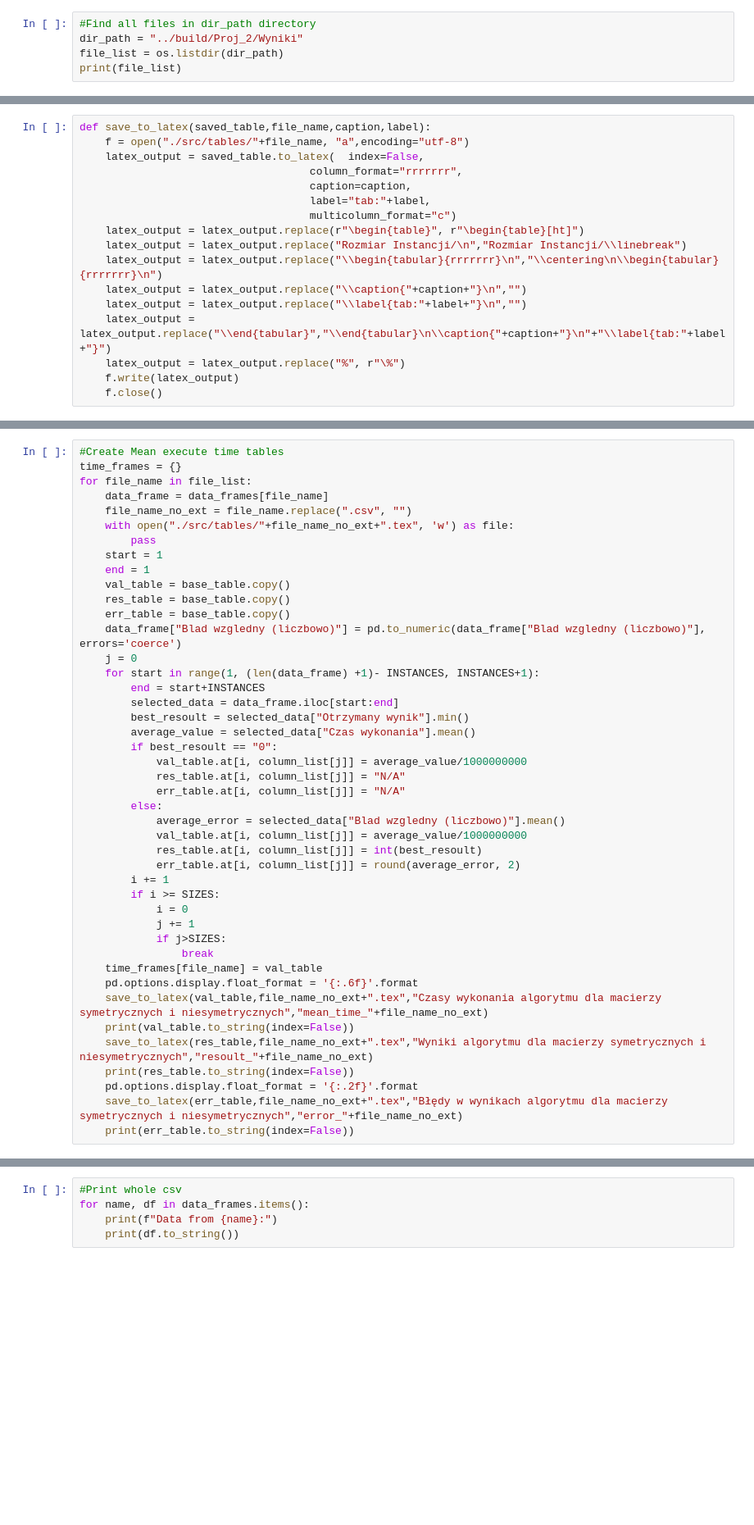
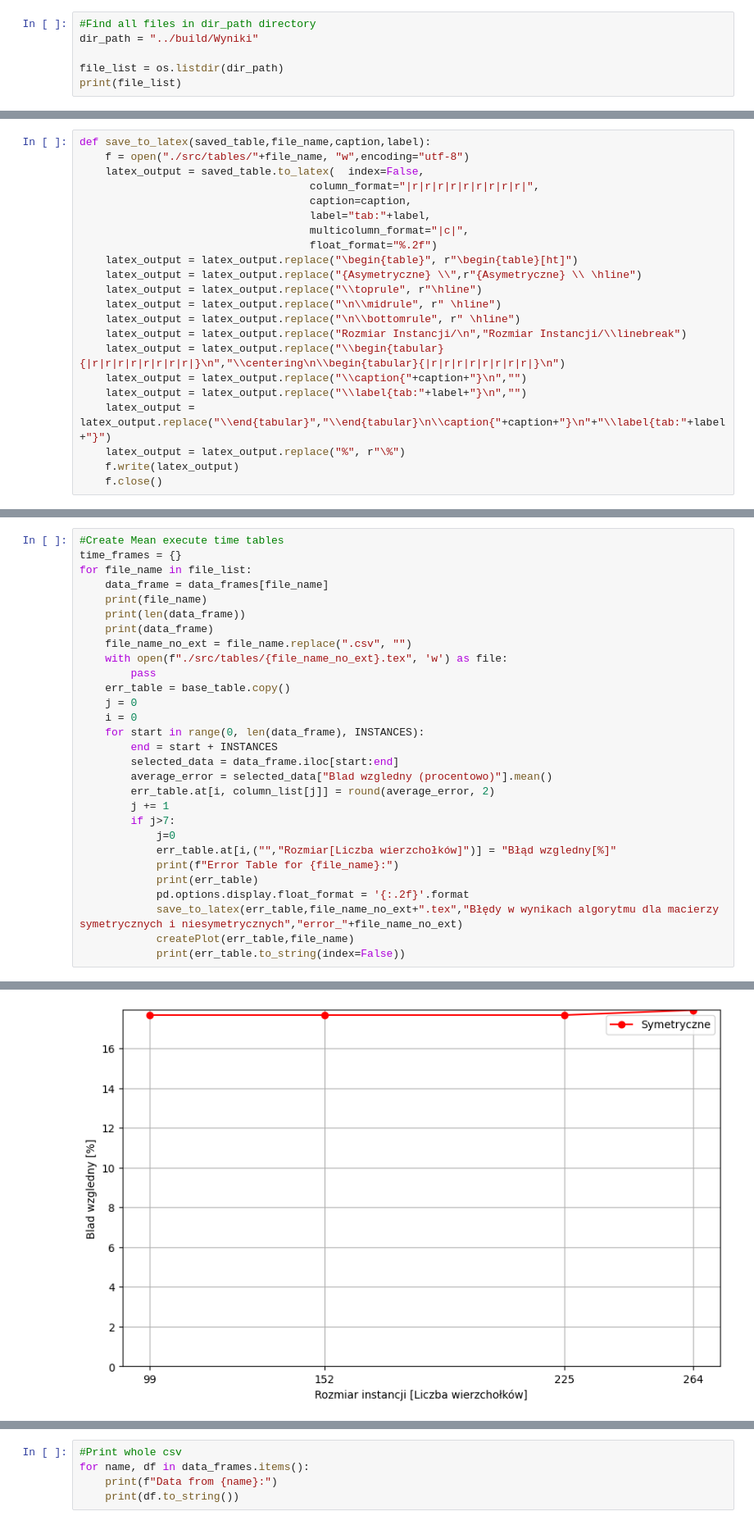
Before and after one commit to krysx7003/PEA, a Jupyter notebook: Proj_2/Proj_2.ipynb, the cells around one changed output, grey strips where cells are left out. Shown at 82% size. Drawn from its saved outputs; the diff is of its cells as text; blank space fills up the shorter version.

```diff
--- a/Proj_2/Proj_2.ipynb
+++ b/Proj_2/Proj_2.ipynb
@@ -20,6 +25,7 @@ class Density(Enum):
 # %%
 #Find all files in dir_path directory
-dir_path = "../build/Proj_2/Wyniki"
+dir_path = "../build/Wyniki"
+
 file_list = os.listdir(dir_path)
 print(file_list)
 # %% [output]
@@ -65,14 +101,19 @@ column_list = [
 # %%
 def save_to_latex(saved_table,file_name,caption,label):
-    f = open("./src/tables/"+file_name, "a",encoding="utf-8")
+    f = open("./src/tables/"+file_name, "w",encoding="utf-8")
     latex_output = saved_table.to_latex(  index=False,
-                                    column_format="rrrrrrr",
+                                    column_format="|r|r|r|r|r|r|r|r|r|",
                                     caption=caption,
                                     label="tab:"+label,
-                                    multicolumn_format="c")
-    latex_output = latex_output.replace(r"\begin{table}", r"\begin{table}[ht]")
+                                    multicolumn_format="|c|",
+                                    float_format="%.2f")
+    latex_output = latex_output.replace("\begin{table}", r"\begin{table}[ht]")
+    latex_output = latex_output.replace("{Asymetryczne} \\",r"{Asymetryczne} \\ \hline")
+    latex_output = latex_output.replace("\\toprule", r"\hline")
+    latex_output = latex_output.replace("\n\\midrule", r" \hline")
+    latex_output = latex_output.replace("\n\\bottomrule", r" \hline")
     latex_output = latex_output.replace("Rozmiar Instancji/\n","Rozmiar Instancji/\\linebreak")
-    latex_output = latex_output.replace("\\begin{tabular}{rrrrrrr}\n","\\centering\n\\begin{tabular}{rrrrrrr}\n")
+    latex_output = latex_output.replace("\\begin{tabular}{|r|r|r|r|r|r|r|r|}\n","\\centering\n\\begin{tabular}{|r|r|r|r|r|r|r|r|}\n")
     latex_output = latex_output.replace("\\caption{"+caption+"}\n","")
     latex_output = latex_output.replace("\\label{tab:"+label+"}\n","")
     latex_output = latex_output.replace("\\end{tabular}","\\end{tabular}\n\\caption{"+caption+"}\n"+"\\label{tab:"+label+"}")
@@ -84,43 +155,28 @@ def save_to_latex(saved_table,file_name,caption,label):
 time_frames = {}
 for file_name in file_list:
     data_frame = data_frames[file_name]
+    print(file_name)
+    print(len(data_frame))
+    print(data_frame)
     file_name_no_ext = file_name.replace(".csv", "")
-    with open("./src/tables/"+file_name_no_ext+".tex", 'w') as file:
+    with open(f"./src/tables/{file_name_no_ext}.tex", 'w') as file:
         pass
-    start = 1
-    end = 1
-    val_table = base_table.copy()
-    res_table = base_table.copy()
     err_table = base_table.copy()
-    data_frame["Blad wzgledny (liczbowo)"] = pd.to_numeric(data_frame["Blad wzgledny (liczbowo)"], errors='coerce')
     j = 0
-    for start in range(1, (len(data_frame) +1)- INSTANCES, INSTANCES+1):
-        end = start+INSTANCES
+    i = 0
+    for start in range(0, len(data_frame), INSTANCES):
+        end = start + INSTANCES
         selected_data = data_frame.iloc[start:end]
-        best_resoult = selected_data["Otrzymany wynik"].min()
-        average_value = selected_data["Czas wykonania"].mean()
-        if best_resoult == "0":
-            val_table.at[i, column_list[j]] = average_value/1000000000
-            res_table.at[i, column_list[j]] = "N/A"
-            err_table.at[i, column_list[j]] = "N/A"
-        else:
-            average_error = selected_data["Blad wzgledny (liczbowo)"].mean()
-            val_table.at[i, column_list[j]] = average_value/1000000000
-            res_table.at[i, column_list[j]] = int(best_resoult)
-            err_table.at[i, column_list[j]] = round(average_error, 2)
-        i += 1
-        if i >= SIZES:
-            i = 0
-            j += 1
-            if j>SIZES:
-                break
-    time_frames[file_name] = val_table
-    pd.options.display.float_format = '{:.6f}'.format
-    save_to_latex(val_table,file_name_no_ext+".tex","Czasy wykonania algorytmu dla macierzy symetrycznych i niesymetrycznych","mean_time_"+file_name_no_ext)
-    print(val_table.to_string(index=False))
-    save_to_latex(res_table,file_name_no_ext+".tex","Wyniki algorytmu dla macierzy symetrycznych i niesymetrycznych","resoult_"+file_name_no_ext)
-    print(res_table.to_string(index=False))
-    pd.options.display.float_format = '{:.2f}'.format
-    save_to_latex(err_table,file_name_no_ext+".tex","Błędy w wynikach algorytmu dla macierzy symetrycznych i niesymetrycznych","error_"+file_name_no_ext)
-    print(err_table.to_string(index=False))
+        average_error = selected_data["Blad wzgledny (procentowo)"].mean()
+        err_table.at[i, column_list[j]] = round(average_error, 2)
+        j += 1
+        if j>7:
+            j=0
+            err_table.at[i,("","Rozmiar[Liczba wierzchołków]")] = "Błąd wzgledny[%]"
+            print(f"Error Table for {file_name}:")
+            print(err_table)
+            pd.options.display.float_format = '{:.2f}'.format
+            save_to_latex(err_table,file_name_no_ext+".tex","Błędy w wynikach algorytmu dla macierzy symetrycznych i niesymetrycznych","error_"+file_name_no_ext)
+            createPlot(err_table,file_name)
+            print(err_table.to_string(index=False))
 # %% [output]
@@ -143,0 +200 @@ Rozmiar/Gęstość         30%  60% 100%          30%  60% 100%
+[figure, added]
```
Also changed, not shown: parts of 7 cells of this notebook, 38 other files.
